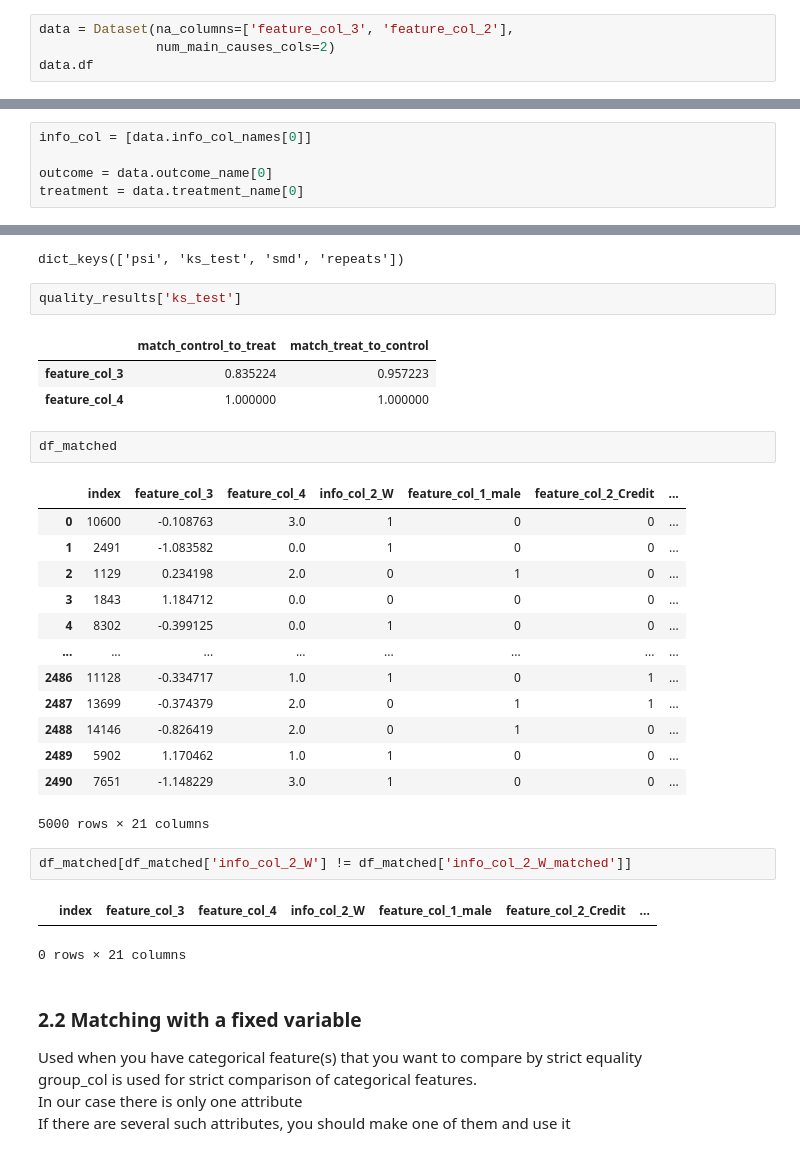
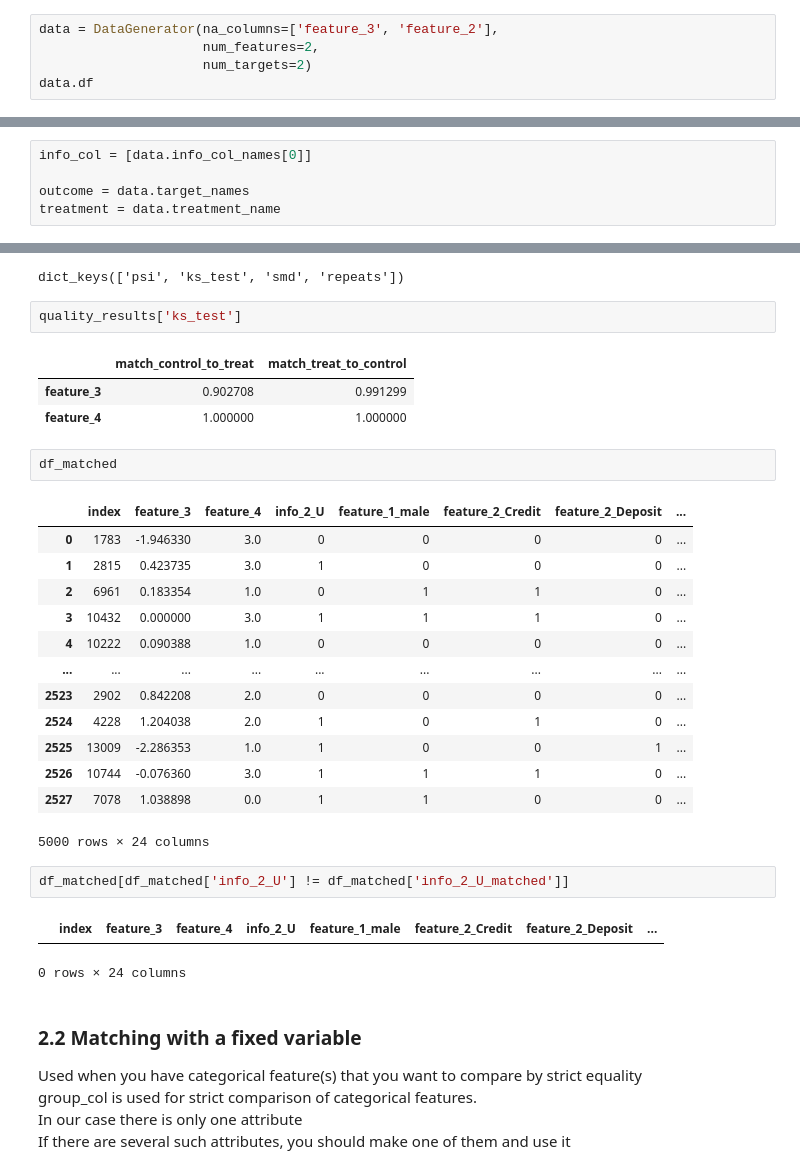
Before and after one commit to sb-ai-lab/HypEx, a Jupyter notebook: examples/tutorials/Tutorial_1_Matching.ipynb, the cells around one changed output, grey strips where cells are left out. Drawn from its saved outputs; the diff is of its cells as text.

```diff
--- a/examples/tutorials/Tutorial_1_Matching.ipynb
+++ b/examples/tutorials/Tutorial_1_Matching.ipynb
@@ -13,7 +13,8 @@ warnings.simplefilter(action='ignore', category=FutureWarning)
 In this case we will create random dataset with known effect size
 If you have your own dataset, go to the part 2
 # %%
-data = Dataset(na_columns=['feature_col_3', 'feature_col_2'],
-               num_main_causes_cols=2)
+data = DataGenerator(na_columns=['feature_3', 'feature_2'],
+                     num_features=2,
+                     num_targets=2)
 data.df
 # %% [output]
@@ -63,8 +65,8 @@ But to explicitly store this column in the table, so that you can compare direct
 # %%
 info_col = [data.info_col_names[0]]
 
-outcome = data.outcome_name[0]
-treatment = data.treatment_name[0]
+outcome = data.target_names
+treatment = data.treatment_name
 # %% [markdown]
 ### 2.1 Simple matching
 This is the easiest way to initialize and calculate metrics on a Matching task
@@ -90,29 +95,29 @@ dict_keys(['psi', 'ks_test', 'smd', 'repeats'])
 quality_results['ks_test']
 # %% [output]
 |  | match_control_to_treat | match_treat_to_control |
-| feature_col_3 | 0.835224 | 0.957223 |
-| feature_col_4 | 1.000000 | 1.000000 |
+| feature_3 | 0.902708 | 0.991299 |
+| feature_4 | 1.000000 | 1.000000 |
 # %%
 df_matched
 # %% [output]
-|  | index | feature_col_3 | feature_col_4 | info_col_2_W | feature_col_1_male | feature_col_2_Credit | ... |
-| 0 | 10600 | -0.108763 | 3.0 | 1 | 0 | 0 | ... |
-| 1 | 2491 | -1.083582 | 0.0 | 1 | 0 | 0 | ... |
-| 2 | 1129 | 0.234198 | 2.0 | 0 | 1 | 0 | ... |
-| 3 | 1843 | 1.184712 | 0.0 | 0 | 0 | 0 | ... |
-| 4 | 8302 | -0.399125 | 0.0 | 1 | 0 | 0 | ... |
-| ... | ... | ... | ... | ... | ... | ... | ... |
-| 2486 | 11128 | -0.334717 | 1.0 | 1 | 0 | 1 | ... |
-| 2487 | 13699 | -0.374379 | 2.0 | 0 | 1 | 1 | ... |
-| 2488 | 14146 | -0.826419 | 2.0 | 0 | 1 | 0 | ... |
-| 2489 | 5902 | 1.170462 | 1.0 | 1 | 0 | 0 | ... |
-| 2490 | 7651 | -1.148229 | 3.0 | 1 | 0 | 0 | ... |
+|  | index | feature_3 | feature_4 | info_2_U | feature_1_male | feature_2_Credit | feature_2_Deposit | ... |
+| 0 | 1783 | -1.946330 | 3.0 | 0 | 0 | 0 | 0 | ... |
+| 1 | 2815 | 0.423735 | 3.0 | 1 | 0 | 0 | 0 | ... |
+| 2 | 6961 | 0.183354 | 1.0 | 0 | 1 | 1 | 0 | ... |
+| 3 | 10432 | 0.000000 | 3.0 | 1 | 1 | 1 | 0 | ... |
+| 4 | 10222 | 0.090388 | 1.0 | 0 | 0 | 0 | 0 | ... |
+| ... | ... | ... | ... | ... | ... | ... | ... | ... |
+| 2523 | 2902 | 0.842208 | 2.0 | 0 | 0 | 0 | 0 | ... |
+| 2524 | 4228 | 1.204038 | 2.0 | 1 | 0 | 1 | 0 | ... |
+| 2525 | 13009 | -2.286353 | 1.0 | 1 | 0 | 0 | 1 | ... |
+| 2526 | 10744 | -0.076360 | 3.0 | 1 | 1 | 1 | 0 | ... |
+| 2527 | 7078 | 1.038898 | 0.0 | 1 | 1 | 0 | 0 | ... |
-5000 rows × 21 columns
+5000 rows × 24 columns
 # %%
-df_matched[df_matched['info_col_2_W'] != df_matched['info_col_2_W_matched']]
+df_matched[df_matched['info_2_U'] != df_matched['info_2_U_matched']]
 # %% [output]
-|  | index | feature_col_3 | feature_col_4 | info_col_2_W | feature_col_1_male | feature_col_2_Credit | ... |
+|  | index | feature_3 | feature_4 | info_2_U | feature_1_male | feature_2_Credit | feature_2_Deposit | ... |
-0 rows × 21 columns
+0 rows × 24 columns
 # %% [markdown]
 ### 2.2 Matching with a fixed variable
 Used when you have categorical feature(s) that you want to compare by strict equality
```
Also changed, not shown: parts of 19 cells of this notebook, 5 other files.
